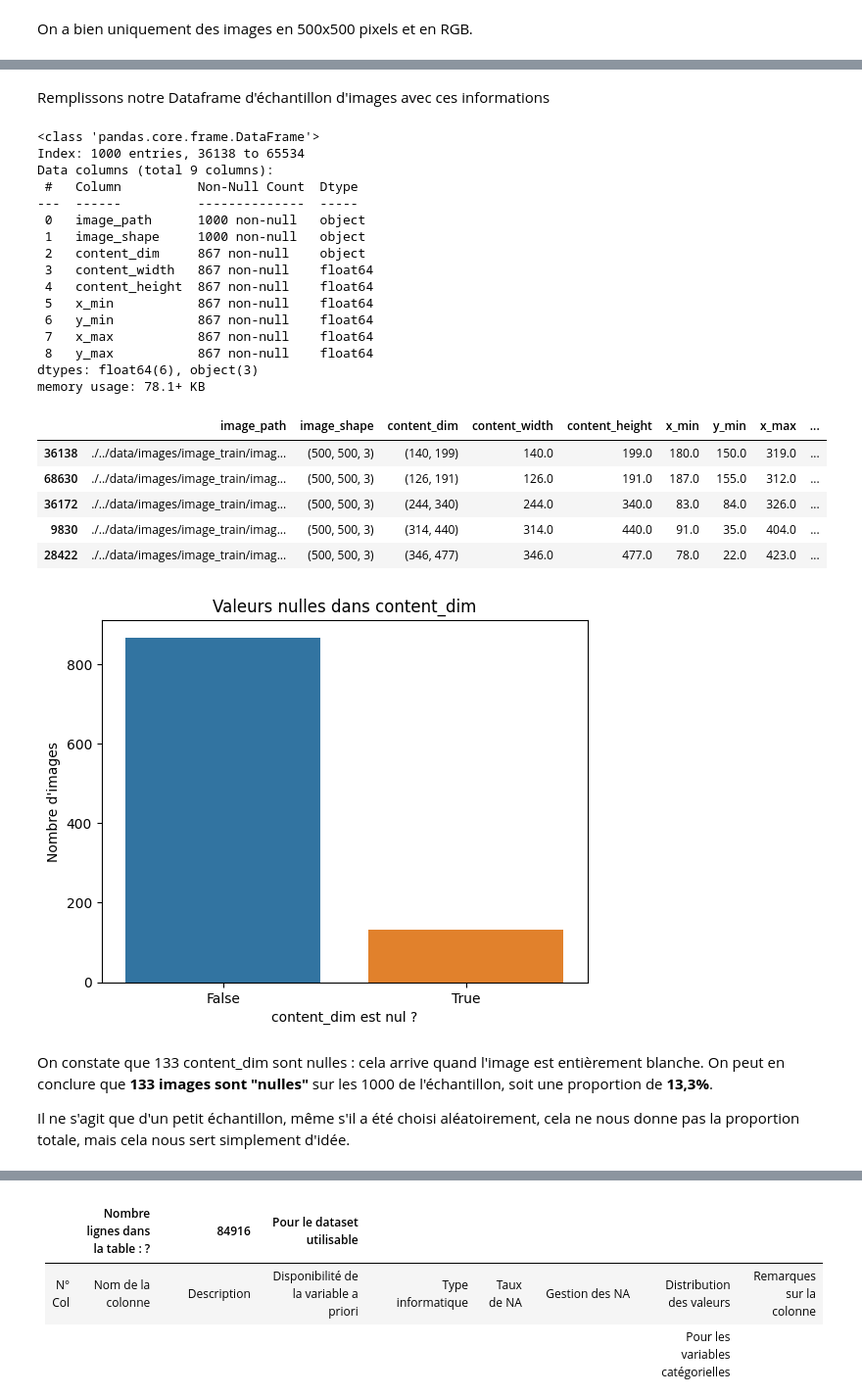
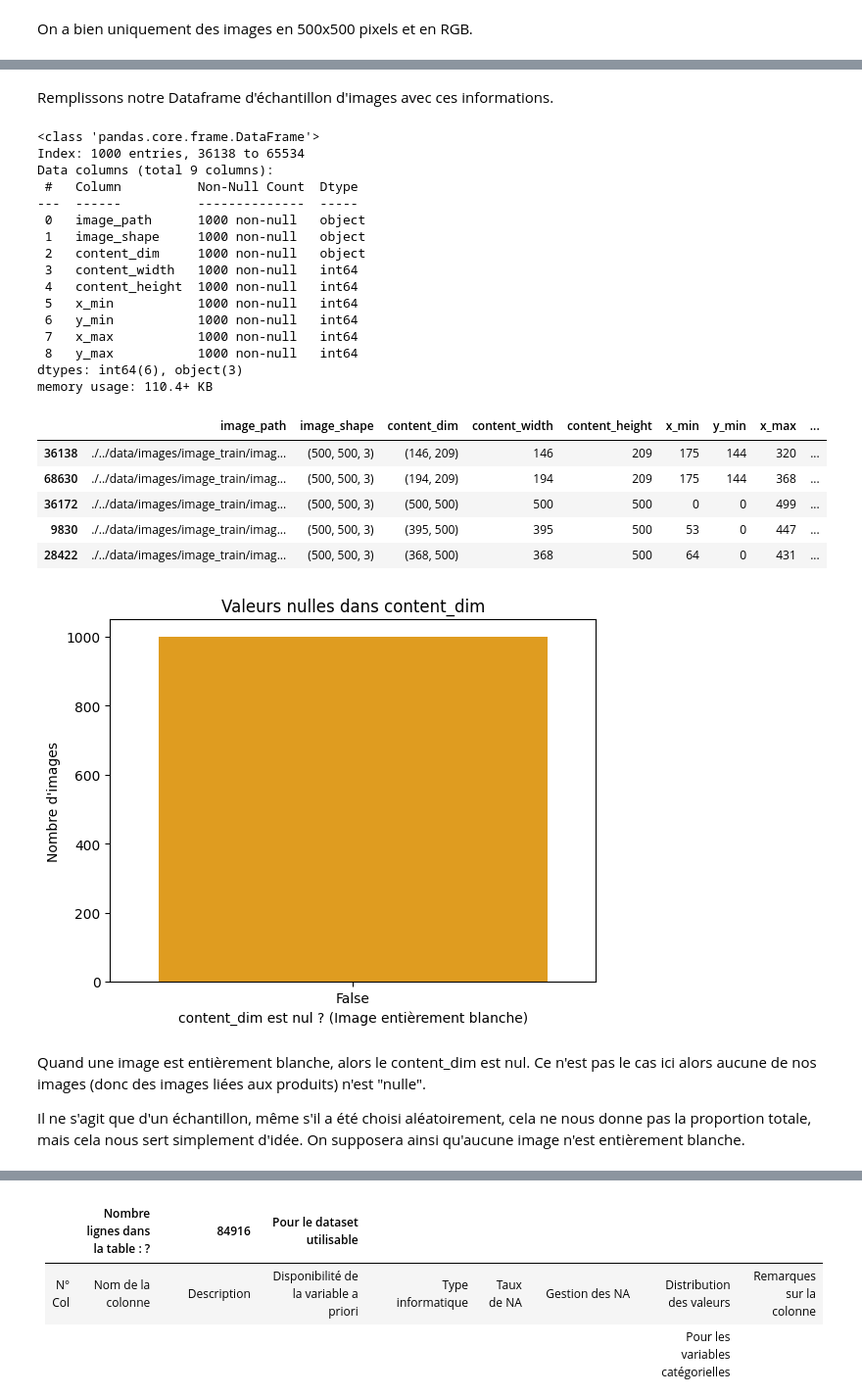
Before and after one commit to cramarokoto/datascientest-project-rakuten-product-classification, a Jupyter notebook: notebooks/exploratory_data_analysis.ipynb, the cells around one changed output, grey strips where cells are left out. Shown at 98% size. Drawn from its saved outputs; the diff is of its cells as text; code cells hidden in the pictures.

Commit message:
Ajustement de l'analyse d'image

```diff
--- a/notebooks/exploratory_data_analysis.ipynb
+++ b/notebooks/exploratory_data_analysis.ipynb
@@ -510,5 +516,5 @@ Déterminons maintenant la "zone unile", c'est-à-dire l'image sans les bords bl
 # %%
-def get_content_box(image_path, seuil_ratio=1):
+def get_content_box(image_path, seuil_ratio=0.99):
     """
     Détecte la bounding box du contenu non blanc d'une image.
 
@@ -529,7 +535,7 @@ def get_content_box(image_path, seuil_ratio=1):
     # Crée un masque des pixels "non blancs"
     # Ici, on considère qu'un pixel est blanc si ses 3 canaux sont > seuil (proche de 1)
     non_white = np.any(img < seuil, axis=2)
-    print(non_white)
+
     # Trouve les coordonnées de la zone utile
     coords = np.argwhere(non_white)
 
@@ -638,5 +598,5 @@ Image dimensions: 199x140 pixels
 # %% [markdown]
-Remplissons notre Dataframe d'échantillon d'images avec ces informations
+Remplissons notre Dataframe d'échantillon d'images avec ces informations.
 # %%
 df_content_box = X_img_sample["image_path"].apply(get_content_box).apply(pd.Series)
 df_content_box.columns = ["content_dim", "x_min", "y_min", "x_max", "y_max"]
@@ -654,34 +614,34 @@ Data columns (total 9 columns):
 ---  ------          --------------  -----
  0   image_path      1000 non-null   object
  1   image_shape     1000 non-null   object
- 2   content_dim     867 non-null    object
- 3   content_width   867 non-null    float64
- 4   content_height  867 non-null    float64
- 5   x_min           867 non-null    float64
- 6   y_min           867 non-null    float64
- 7   x_max           867 non-null    float64
- 8   y_max           867 non-null    float64
-dtypes: float64(6), object(3)
-memory usage: 78.1+ KB
+ 2   content_dim     1000 non-null   object
+ 3   content_width   1000 non-null   int64
+ 4   content_height  1000 non-null   int64
+ 5   x_min           1000 non-null   int64
+ 6   y_min           1000 non-null   int64
+ 7   x_max           1000 non-null   int64
+ 8   y_max           1000 non-null   int64
+dtypes: int64(6), object(3)
+memory usage: 110.4+ KB
 |  | image_path | image_shape | content_dim | content_width | content_height | x_min | y_min | x_max | ... |
-| 36138 | ./../data/images/image_train/imag... | (500, 500, 3) | (140, 199) | 140.0 | 199.0 | 180.0 | 150.0 | 319.0 | ... |
-| 68630 | ./../data/images/image_train/imag... | (500, 500, 3) | (126, 191) | 126.0 | 191.0 | 187.0 | 155.0 | 312.0 | ... |
-| 36172 | ./../data/images/image_train/imag... | (500, 500, 3) | (244, 340) | 244.0 | 340.0 | 83.0 | 84.0 | 326.0 | ... |
-| 9830 | ./../data/images/image_train/imag... | (500, 500, 3) | (314, 440) | 314.0 | 440.0 | 91.0 | 35.0 | 404.0 | ... |
-| 28422 | ./../data/images/image_train/imag... | (500, 500, 3) | (346, 477) | 346.0 | 477.0 | 78.0 | 22.0 | 423.0 | ... |
+| 36138 | ./../data/images/image_train/imag... | (500, 500, 3) | (146, 209) | 146 | 209 | 175 | 144 | 320 | ... |
+| 68630 | ./../data/images/image_train/imag... | (500, 500, 3) | (194, 209) | 194 | 209 | 175 | 144 | 368 | ... |
+| 36172 | ./../data/images/image_train/imag... | (500, 500, 3) | (500, 500) | 500 | 500 | 0 | 0 | 499 | ... |
+| 9830 | ./../data/images/image_train/imag... | (500, 500, 3) | (395, 500) | 395 | 500 | 53 | 0 | 447 | ... |
+| 28422 | ./../data/images/image_train/imag... | (500, 500, 3) | (368, 500) | 368 | 500 | 64 | 0 | 431 | ... |
 # %%
 sns.barplot(
     x=X_img_sample["content_dim"].isnull().value_counts().index,
-    y=X_img_sample["content_dim"].isnull().value_counts().values
+    y=X_img_sample["content_dim"].isnull().value_counts().values,
+    palette={True: "blue", False: "orange"}
 )
 plt.title("Valeurs nulles dans content_dim")
-plt.xlabel("content_dim est nul ?")
+plt.xlabel("content_dim est nul ? (Image entièrement blanche)")
 plt.ylabel("Nombre d'images")
 plt.show()
 # %% [output]
-[figure, old version]
+[figure, new version]
 # %% [markdown]
-On constate que 133 content_dim sont nulles : cela arrive quand l'image est entièrement blanche.
-On peut en conclure que **133 images sont "nulles"** sur les 1000 de l'échantillon, soit une proportion de **13,3%**.
+Quand une image est entièrement blanche, alors le content_dim est nul. Ce n'est pas le cas ici alors aucune de nos images (donc des images liées aux produits) n'est "nulle".
 
-Il ne s'agit que d'un petit échantillon, même s'il a été choisi aléatoirement, cela ne nous donne pas la proportion totale, mais cela nous sert simplement d'idée.
+Il ne s'agit que d'un échantillon, même s'il a été choisi aléatoirement, cela ne nous donne pas la proportion totale, mais cela nous sert simplement d'idée. On supposera ainsi qu'aucune image n'est entièrement blanche.
```
Also changed, not shown: parts of 17 cells of this notebook.
